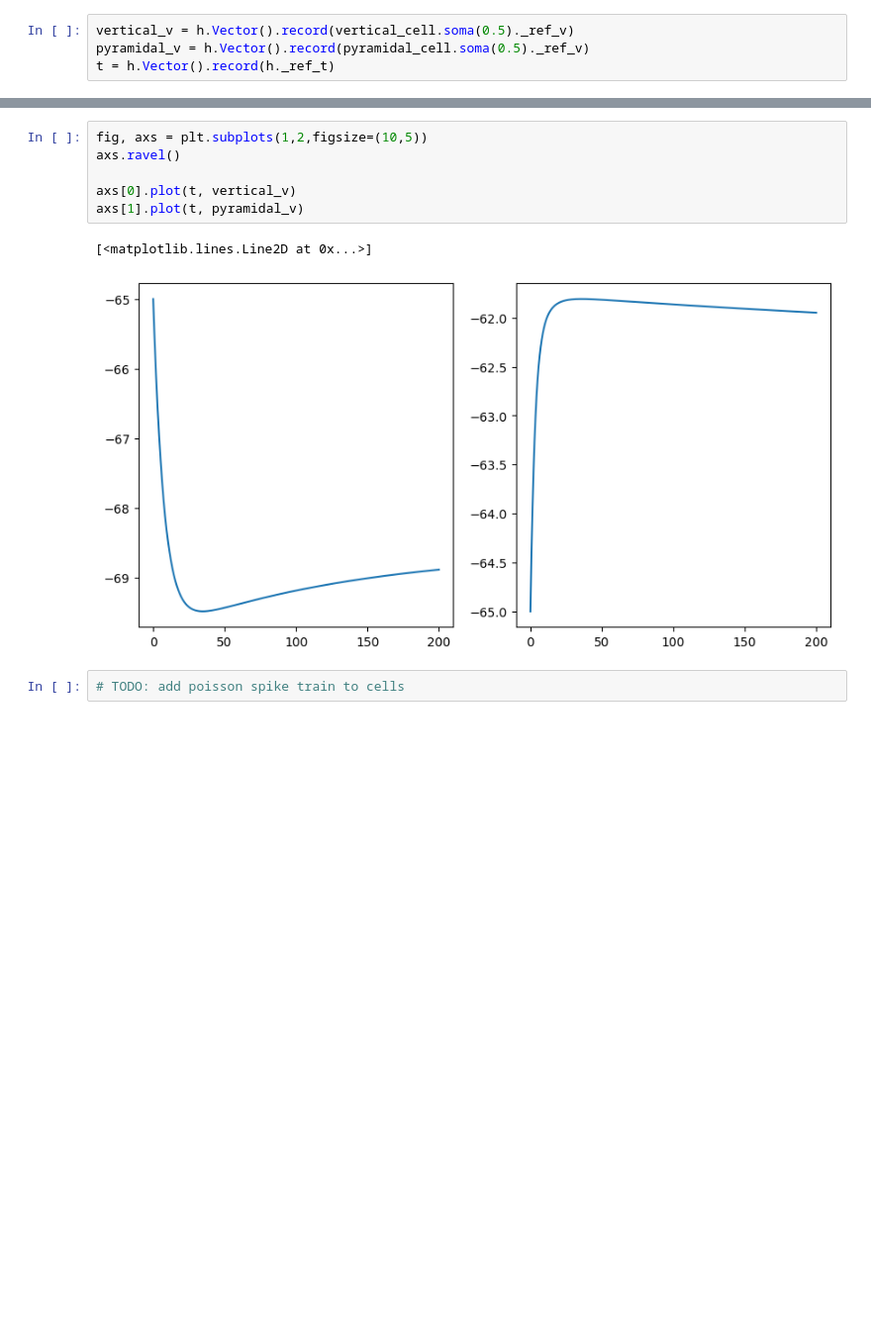
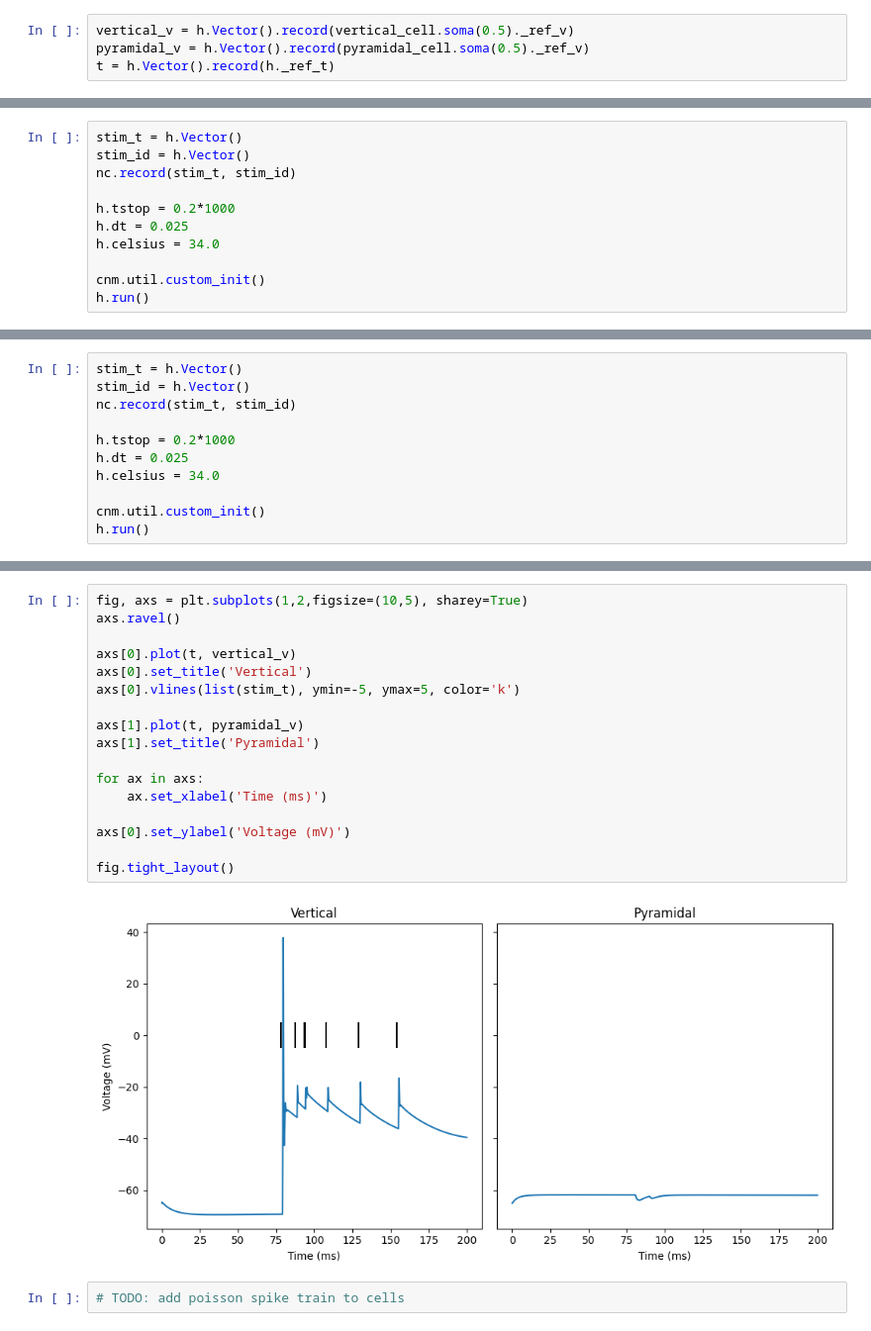
Before and after one commit to kedoxey/DCN_model, a Jupyter notebook: notebooks/tune_ic.ipynb, the cells around one changed output, grey strips where cells are left out. Shown at 99% size. Cells and saved outputs as stored; diff of their text form; blank space fills up the shorter version.

```diff
--- a/notebooks/tune_ic.ipynb
+++ b/notebooks/tune_ic.ipynb
@@ -55,0 +85,11 @@ t = h.Vector().record(h._ref_t)
+# %%
+stim_t = h.Vector()
+stim_id = h.Vector()
+nc.record(stim_t, stim_id)
+
+h.tstop = 0.2*1000
+h.dt = 0.025
+h.celsius = 34.0
+
+cnm.util.custom_init()
+h.run()
@@ -55,0 +137,11 @@ t = h.Vector().record(h._ref_t)
+# %%
+stim_t = h.Vector()
+stim_id = h.Vector()
+nc.record(stim_t, stim_id)
+
+h.tstop = 0.2*1000
+h.dt = 0.025
+h.celsius = 34.0
+
+cnm.util.custom_init()
+h.run()
@@ -65,11 +314,21 @@ h.run()
 # %%
-fig, axs = plt.subplots(1,2,figsize=(10,5))
+fig, axs = plt.subplots(1,2,figsize=(10,5), sharey=True)
 axs.ravel()
 
 axs[0].plot(t, vertical_v)
+axs[0].set_title('Vertical')
+axs[0].vlines(list(stim_t), ymin=-5, ymax=5, color='k')
+
 axs[1].plot(t, pyramidal_v)
+axs[1].set_title('Pyramidal')
+
+for ax in axs:
+    ax.set_xlabel('Time (ms)')
+
+axs[0].set_ylabel('Voltage (mV)')
+
+fig.tight_layout()
 # %% [output]
-[<matplotlib.lines.Line2D at 0x...>]
-[figure, old version]
+[figure, new version]
 # %%
 # TODO: add poisson spike train to cells
```
Also changed, not shown: parts of 31 cells of this notebook, 10 other files.
